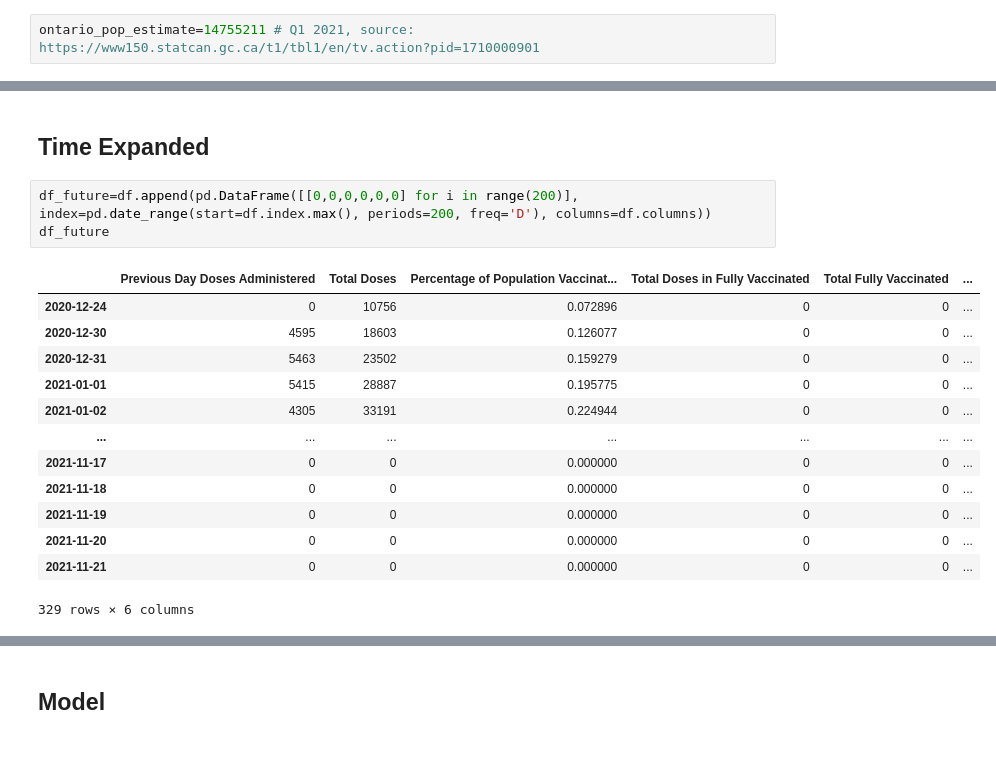
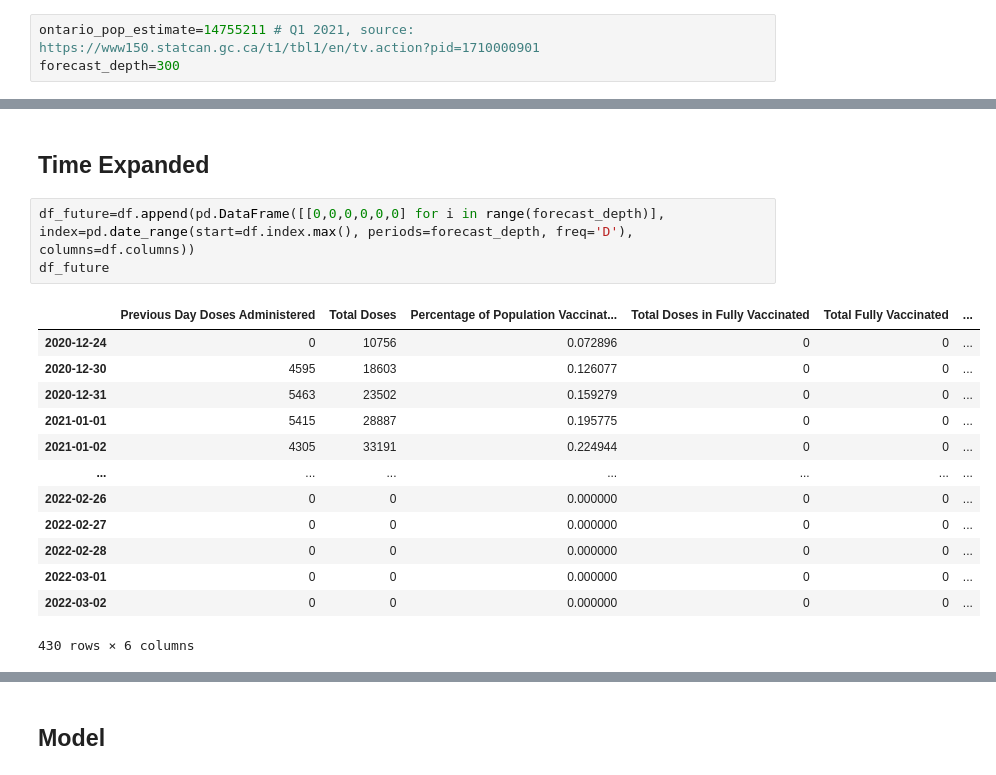
Before and after one commit to vipervit/covid_ont, a Jupyter notebook: jup/vaxregr.ipynb, the cells around one changed output, grey strips where cells are left out. Cells and saved outputs as stored; diff of their text form.

```diff
--- a/jup/vaxregr.ipynb
+++ b/jup/vaxregr.ipynb
@@ -23,6 +23,7 @@ import covid_ont
 from covid_ont import dataset_read, dataset_get, DIR_IMAGES, FIGSIZES
 # %%
 ontario_pop_estimate=14755211 # Q1 2021, source: https://www150.statcan.gc.ca/t1/tbl1/en/tv.action?pid=1710000901
+forecast_depth=300
 # %% [markdown]
 ## Data
 # %%
@@ -72,22 +73,22 @@ df[['Percentage of Population Fully Vaccinated']].plot(figsize=(15,4))
 # %% [markdown]
 ## Time Expanded
 # %%
-df_future=df.append(pd.DataFrame([[0,0,0,0,0,0] for i in range(200)], index=pd.date_range(start=df.index.max(), periods=200, freq='D'), columns=df.columns))
+df_future=df.append(pd.DataFrame([[0,0,0,0,0,0] for i in range(forecast_depth)], index=pd.date_range(start=df.index.max(), periods=forecast_depth, freq='D'), columns=df.columns))
 df_future
 # %% [output]
 |  | Previous Day Doses Administered | Total Doses | Percentage of Population Vaccinat... | Total Doses in Fully Vaccinated | Total Fully Vaccinated | ... |
 | 2020-12-24 | 0 | 10756 | 0.072896 | 0 | 0 | ... |
 | 2020-12-30 | 4595 | 18603 | 0.126077 | 0 | 0 | ... |
 | 2020-12-31 | 5463 | 23502 | 0.159279 | 0 | 0 | ... |
 | 2021-01-01 | 5415 | 28887 | 0.195775 | 0 | 0 | ... |
 | 2021-01-02 | 4305 | 33191 | 0.224944 | 0 | 0 | ... |
 | ... | ... | ... | ... | ... | ... | ... |
-| 2021-11-17 | 0 | 0 | 0.000000 | 0 | 0 | ... |
-| 2021-11-18 | 0 | 0 | 0.000000 | 0 | 0 | ... |
-| 2021-11-19 | 0 | 0 | 0.000000 | 0 | 0 | ... |
-| 2021-11-20 | 0 | 0 | 0.000000 | 0 | 0 | ... |
-| 2021-11-21 | 0 | 0 | 0.000000 | 0 | 0 | ... |
+| 2022-02-26 | 0 | 0 | 0.000000 | 0 | 0 | ... |
+| 2022-02-27 | 0 | 0 | 0.000000 | 0 | 0 | ... |
+| 2022-02-28 | 0 | 0 | 0.000000 | 0 | 0 | ... |
+| 2022-03-01 | 0 | 0 | 0.000000 | 0 | 0 | ... |
+| 2022-03-02 | 0 | 0 | 0.000000 | 0 | 0 | ... |
-329 rows × 6 columns
+430 rows × 6 columns
 # %%
 df_future['Percentage of Population Vaccinated with One Dose'].plot(figsize=(15,7))
 # %% [output]
```
Also changed, not shown: parts of 11 cells of this notebook, 6 other files.
